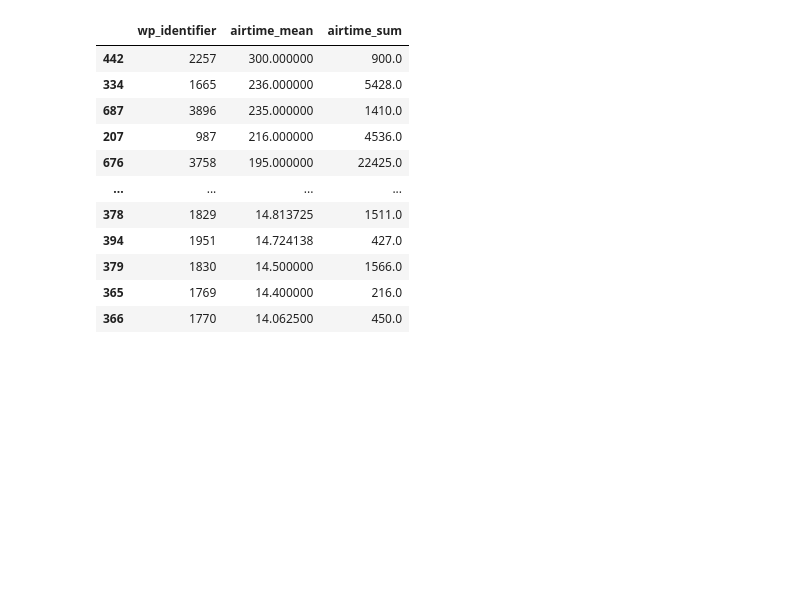
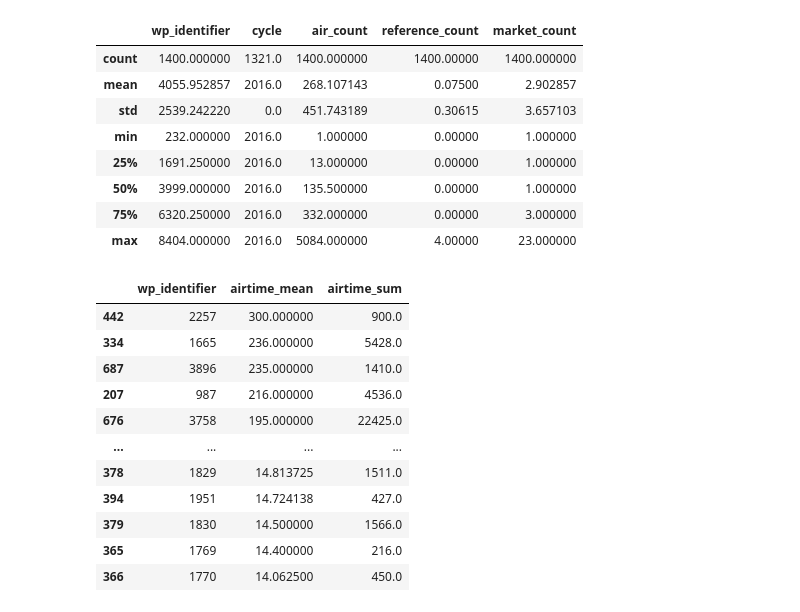
Before and after one commit to UC-Berkeley-I-School/Project2_Zhang_Lau_Liu, a Jupyter notebook: Project2_Haoyue.ipynb, the cells around one changed output. Saved outputs shown, nothing was run; the diff lists cells and outputs as text; code cells hidden in the pictures; blank space fills up the shorter version.

```diff
--- a/Project2_Haoyue.ipynb
+++ b/Project2_Haoyue.ipynb
@@ -12,3 +24,15 @@ ads = ads[ads['air_count'] != 0]
+# %%
+ads.describe()
+# %% [output]
+|  | wp_identifier | cycle | air_count | reference_count | market_count |
+| count | 1400.000000 | 1321.0 | 1400.000000 | 1400.00000 | 1400.000000 |
+| mean | 4055.952857 | 2016.0 | 268.107143 | 0.07500 | 2.902857 |
+| std | 2539.242220 | 0.0 | 451.743189 | 0.30615 | 3.657103 |
+| min | 232.000000 | 2016.0 | 1.000000 | 0.00000 | 1.000000 |
+| 25% | 1691.250000 | 2016.0 | 13.000000 | 0.00000 | 1.000000 |
+| 50% | 3999.000000 | 2016.0 | 135.500000 | 0.00000 | 1.000000 |
+| 75% | 6320.250000 | 2016.0 | 332.000000 | 0.00000 | 3.000000 |
+| max | 8404.000000 | 2016.0 | 5084.000000 | 4.00000 | 23.000000 |
 # %%
 # Calculating Airtime
 airing['start_time'] = pd.to_datetime(airing['start_time'])
```
Also changed, not shown: parts of 1 cell of this notebook.
